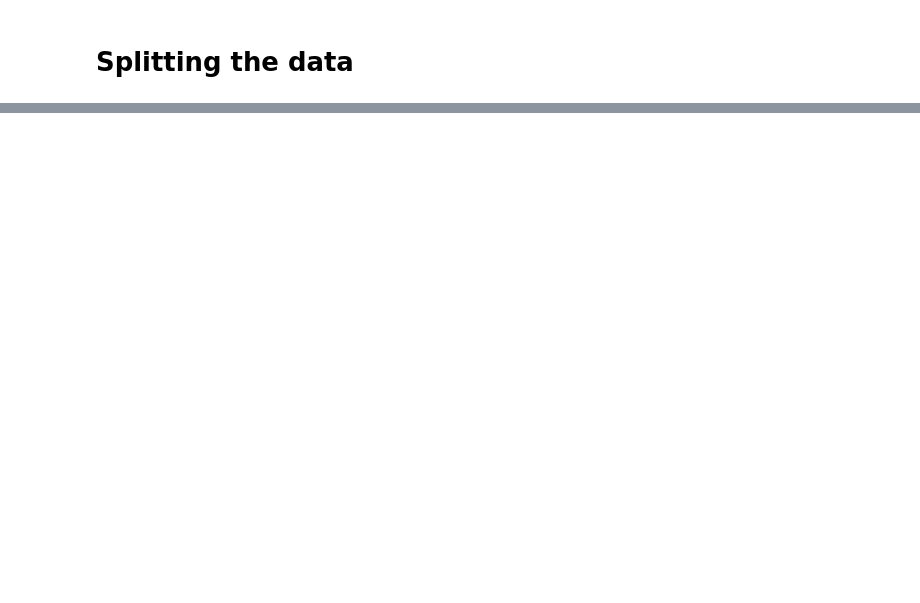
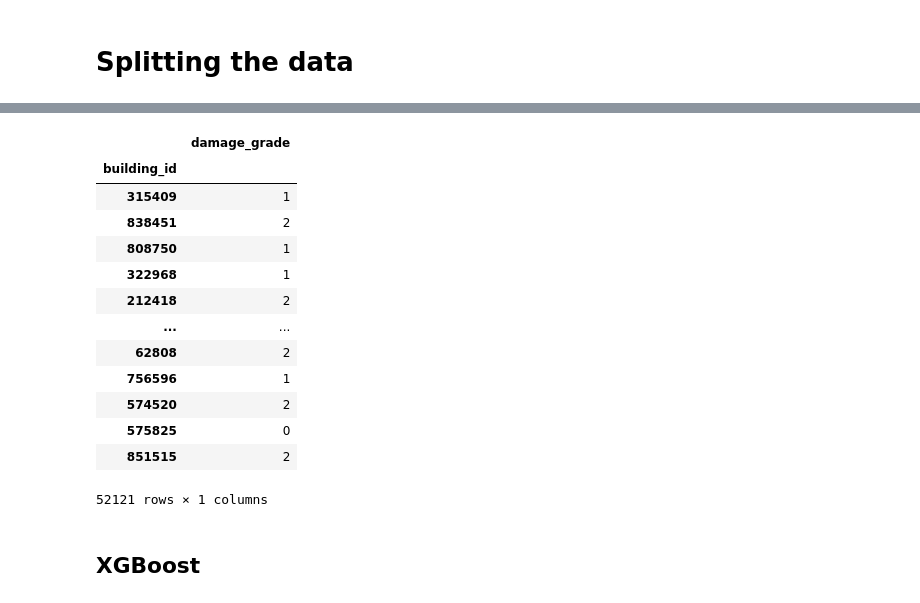
Before and after one commit to adamjasinski/richter-predictor, a Jupyter notebook: explore/explore_saf.ipynb, the cells around one changed output, grey strips where cells are left out. Saved outputs shown, nothing was run; the diff lists cells and outputs as text; code cells hidden in the pictures; blank space fills up the shorter version.

```diff
--- a/explore/explore_saf.ipynb
+++ b/explore/explore_saf.ipynb
@@ -32,2 +23,14 @@ legal_ownership_status
+# %%
+train_X[['geo_level_1_id','geo_level_2_id','geo_level_3_id']] = train_X[['geo_level_1_id','geo_level_2_id','geo_level_3_id']].astype(str)
+X_test[['geo_level_1_id','geo_level_2_id','geo_level_3_id']] = X_test[['geo_level_1_id','geo_level_2_id','geo_level_3_id']].astype(str)
+
+train_X[['count_floors_pre_eq','age','area_percentage','height_percentage']] = train_X[['count_floors_pre_eq','age','area_percentage','height_percentage']].astype(float)
+
+train_X['volume_percentage']=train_X['area_percentage'] * train_X['height_percentage']
+X_test['volume_percentage']=X_test['area_percentage'] * X_test['height_percentage']
+
+# Categorical columns
+categorical_columns = [c for c in train_X.select_dtypes(include=['object'])]
+numerical_columns= list(set(train_X.columns) - set(categorical_columns))
 # %%
 # Drop building_id (index) from X and y
@@ -91,0 +258,20 @@ full_data["geo3_encoded"] = full_data.groupby("geo_level_3_id")["damage_grade"].
+# %%
+y_valid_encoded = y_valid.copy() - 1
+y_valid_encoded
+# %% [output]
+|  | damage_grade |
+| building_id |  |
+| 315409 | 1 |
+| 838451 | 2 |
+| 808750 | 1 |
+| 322968 | 1 |
+| 212418 | 2 |
+| ... | ... |
+| 62808 | 2 |
+| 756596 | 1 |
+| 574520 | 2 |
+| 575825 | 0 |
+| 851515 | 2 |
+52121 rows × 1 columns
+# %% [markdown]
+## XGBoost
```
Also changed, not shown: parts of 49 cells of this notebook.
